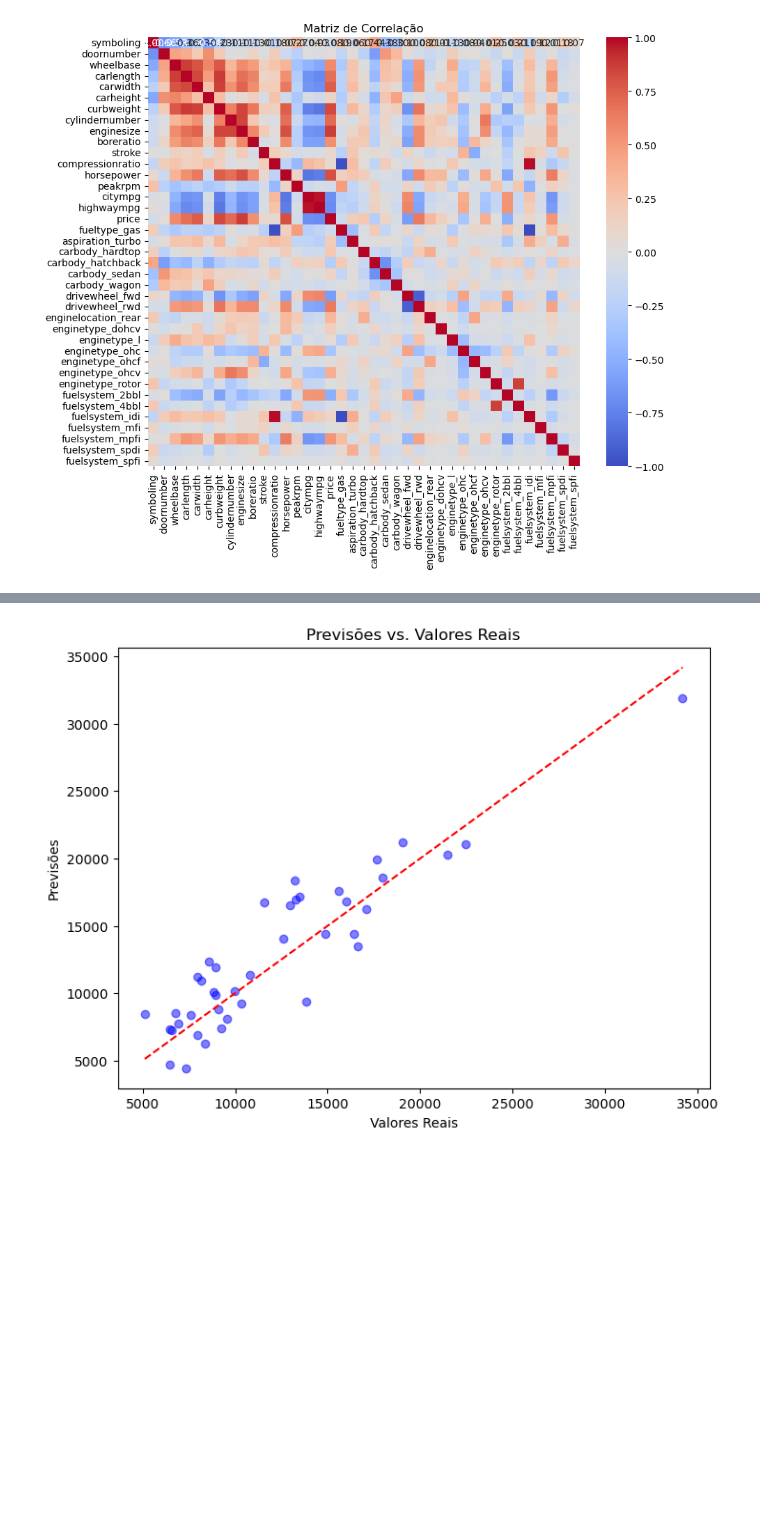
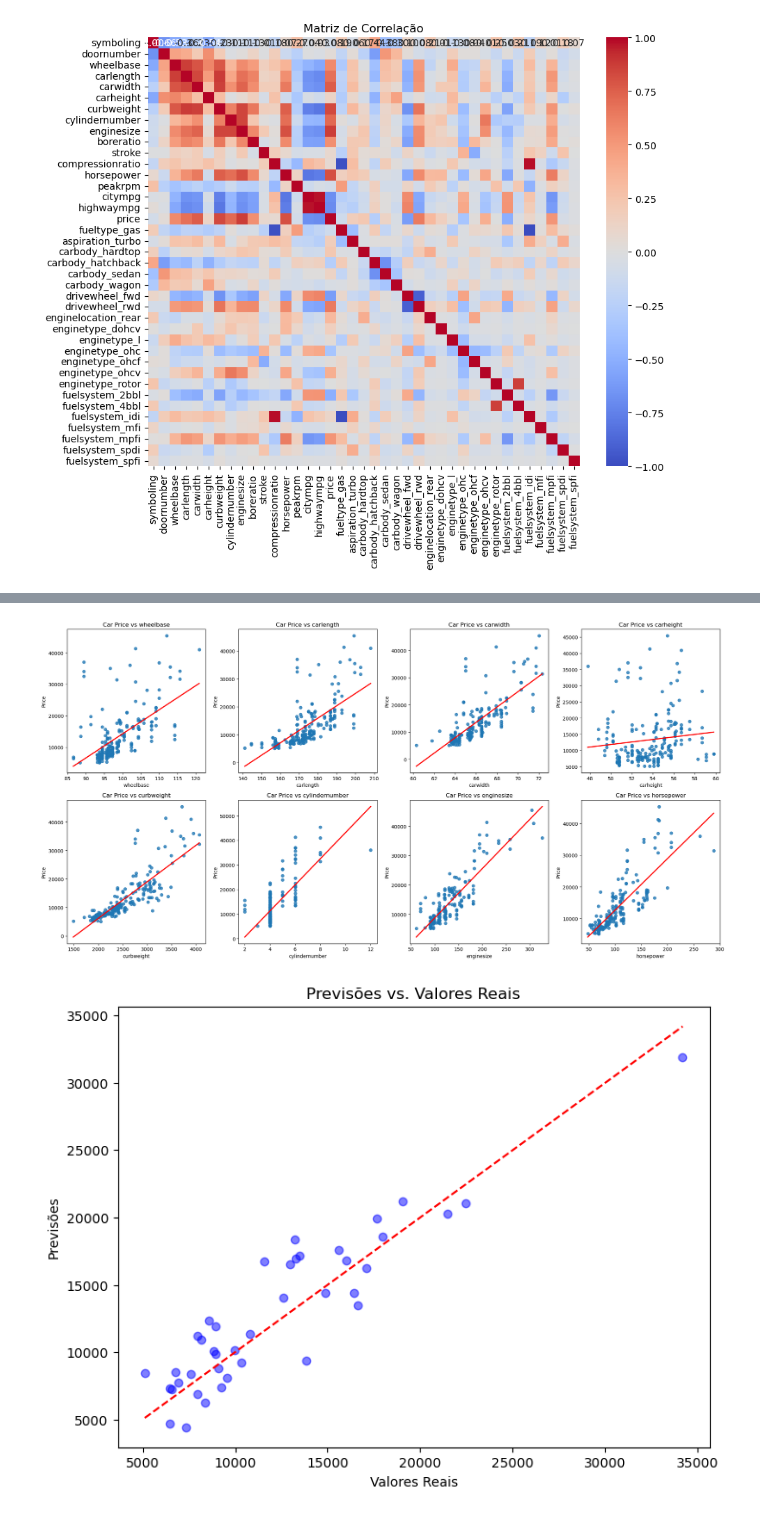
Before and after one commit to ianbitt/Linear_Reg, a Jupyter notebook: CarPriceLR/CarPrice.ipynb, the cells around one changed output, grey strips where cells are left out. Cells and saved outputs as stored; diff of their text form; code cells hidden in the pictures; blank space fills up the shorter version.

```diff
--- a/CarPriceLR/CarPrice.ipynb
+++ b/CarPriceLR/CarPrice.ipynb
@@ -142,15 +142,3 @@ plt.title("Matriz de Correlação")
 plt.show()
 # %% [output]
 [figure]
-# %%
-# Gráficos de dispersão para cada variável independente com alta taxa de correlação
-features = ['wheelbase', 'carlength', 'carwidth',
-       'carheight', 'curbweight', 'cylindernumber', 'enginesize','horsepower']  # Substitua pelos nomes reais das colunas
-
-for feature in features:
-    plt.figure(figsize=(8, 6))
-    sns.regplot(x=df[feature], y=df_encoded['price'], ci=None, line_kws={"color": "red"})
-    plt.title(f"Salário vs {feature}")
-    plt.xlabel(feature)
-    plt.ylabel("Salary")
-    plt.show()
@@ -166,3 +145,28 @@ for feature in features:
+# %%
+import matplotlib.pyplot as plt
+import seaborn as sns
+
+# Suponha que você tenha 8 variáveis
+features = ['wheelbase', 'carlength', 'carwidth',
+            'carheight', 'curbweight', 'cylindernumber', 'enginesize', 'horsepower']
+
+# Defina o tamanho da figura e o layout da grade dos subplots
+fig, axes = plt.subplots(nrows=2, ncols=4, figsize=(20, 10))
+
+# Iterando pelas features e pelos eixos
+for i, feature in enumerate(features):
+    row = i // 4  # Calcula a linha do subplot
+    col = i % 4   # Calcula a coluna do subplot
+    sns.regplot(x=df[feature], y=df_encoded['price'], ci=None, line_kws={"color": "red"}, ax=axes[row, col])
+    axes[row, col].set_title(f"Car Price vs {feature}")
+    axes[row, col].set_xlabel(feature)
+    axes[row, col].set_ylabel("Price")
+
+# Ajustando o layout para não sobrepor os subplots
+plt.tight_layout()
+plt.show()
+# %% [output]
+[figure, added]
 # %%
 plt.figure(figsize=(8, 6))
 plt.scatter(y_test, y_pred, color='blue', alpha=0.5)
```
Also changed, not shown: parts of 1 cell of this notebook, 10 other files.
